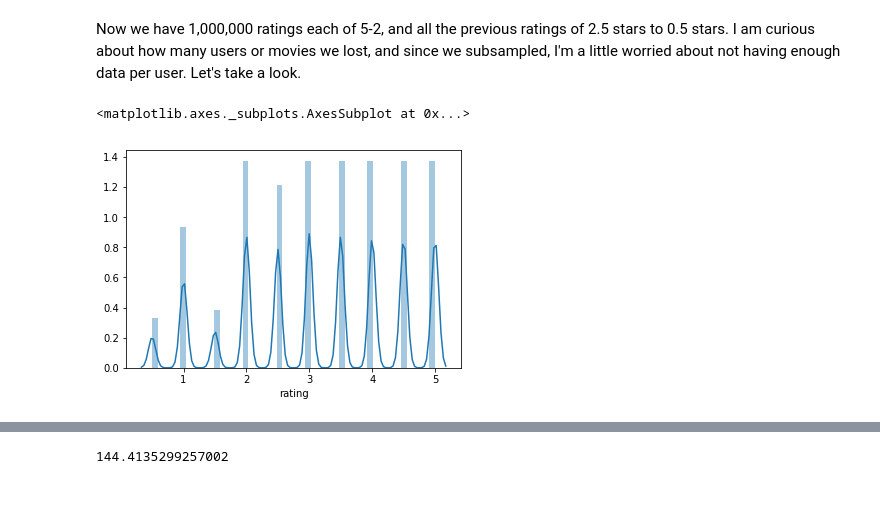
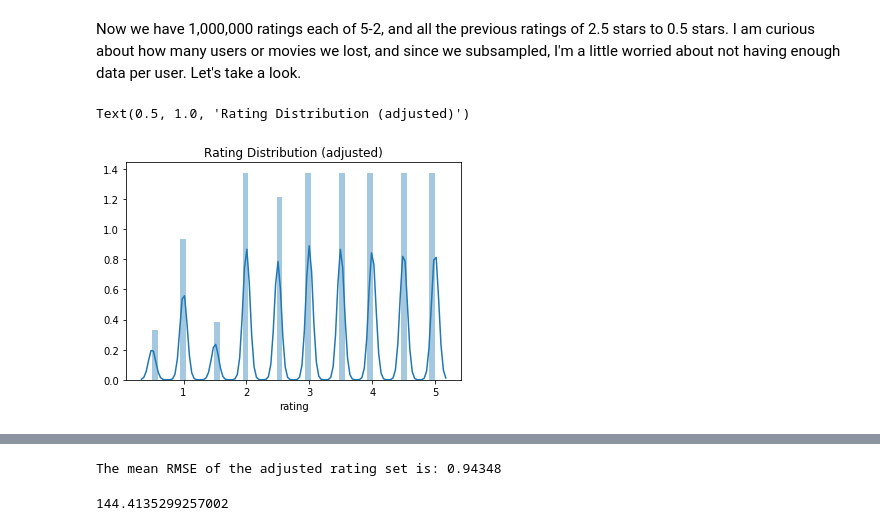
Before and after one commit to ecbenezra/recommender-system, a Jupyter notebook: collaborative-recommender-svd.ipynb, the cells around one changed output, grey strips where cells are left out. Cells and saved outputs as stored; diff of their text form; code cells hidden in the pictures; blank space fills up the shorter version.

```diff
--- a/collaborative-recommender-svd.ipynb
+++ b/collaborative-recommender-svd.ipynb
@@ -308,9 +318,10 @@ Name: rating, dtype: int64
 Now we have 1,000,000 ratings each of 5-2, and all the previous ratings of 2.5 stars to 0.5 stars. I am curious about how many users or movies we lost, and since we subsampled, I'm a little worried about not having enough data per user. Let's take a look.
 # %%
 sns.distplot(alt_ratings['rating'])
+plt.title('Rating Distribution (adjusted)')
 # %% [output]
-<matplotlib.axes._subplots.AxesSubplot at 0x...>
+Text(0.5, 1.0, 'Rating Distribution (adjusted)')
-[figure, old version]
+[figure, new version]
 # %%
 data = Dataset.load_from_df(alt_ratings[['userId', 'movieId', 'rating']], reader)
 # %%
@@ -350,6 +361,12 @@ Processing epoch 18
 Processing epoch 19
 RMSE: 0.9443
 Runtime 2542.96
+# %%
+rmses = [0.9443,0.9432,0.9429,0.9433,0.9437]
+rmse_avg = round(sum(rmses) / len(rmses),5)
+print('The mean RMSE of the adjusted rating set is: {}'.format(rmse_avg))
+# %% [output]
+The mean RMSE of the adjusted rating set is: 0.94348
 # %%
 ratings['userId'].value_counts().mean()
 # %% [output]
```
Also changed, not shown: parts of 31 cells of this notebook.
